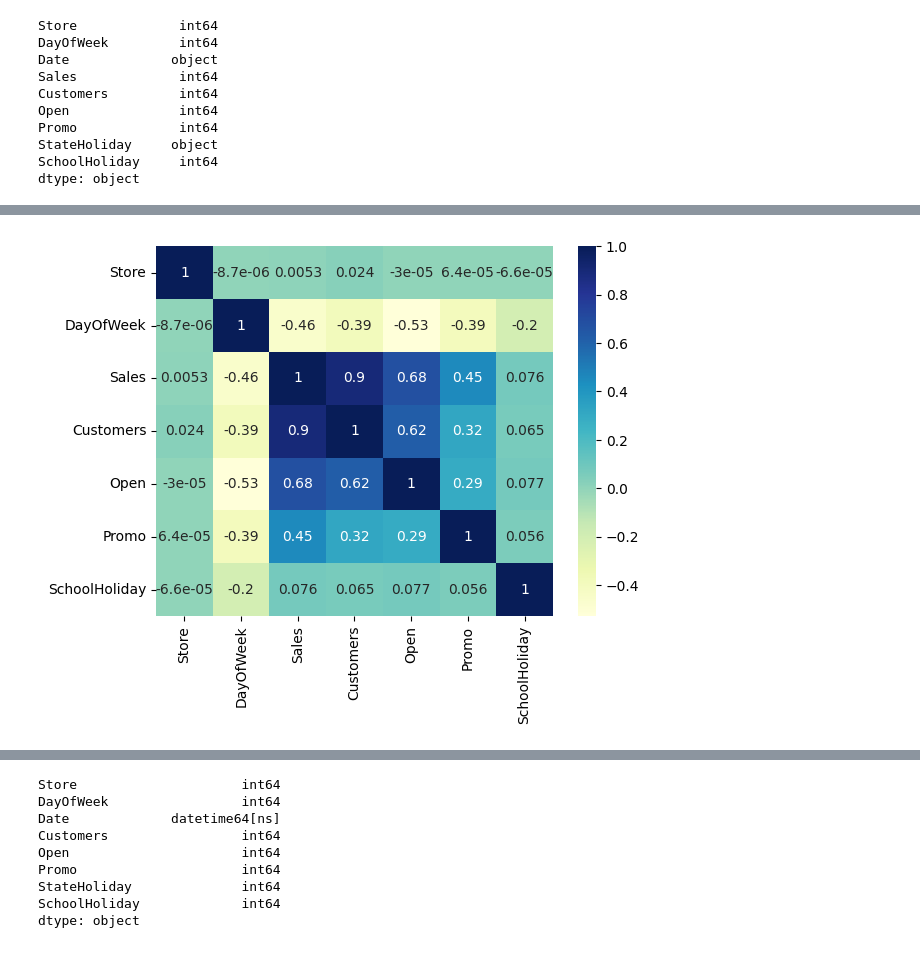
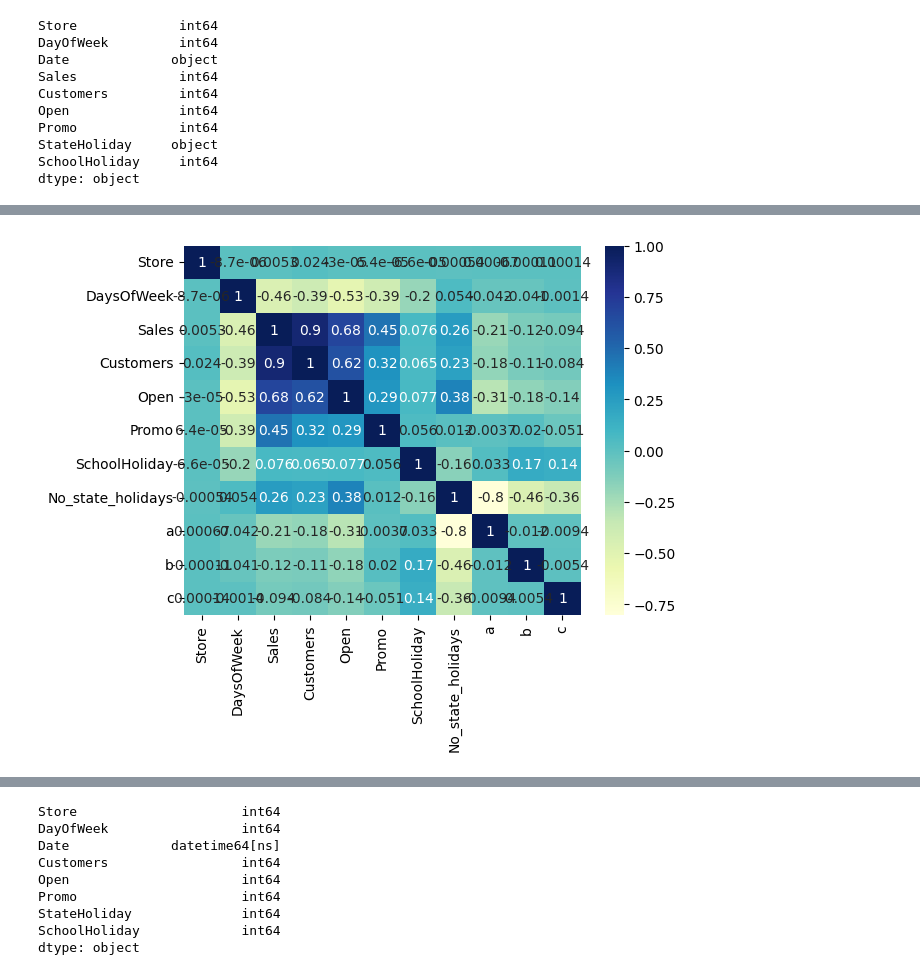
Before and after one commit to UmapriyaSR/Sales-prediction-on-Retail-DataSet, a Jupyter notebook: Capstone.ipynb, the cells around one changed output, grey strips where cells are left out. Saved outputs shown, nothing was run; the diff lists cells and outputs as text; code cells hidden in the pictures.

```diff
--- a/Capstone.ipynb
+++ b/Capstone.ipynb
@@ -138,7 +138,7 @@ ohe_data_df
 # enc_data_df
 # %%
 #drop the sales column and Stateholidays column
-train_data_1=train_data.drop(columns=['Sales','StateHoliday'])
+train_data_1=train_data.drop(columns='StateHoliday')
 # %%
 train_data.dtypes
 # %% [output]
@@ -173,0 +165,3 @@ train_data_upd.tail()
+# %%
+train_data_upd.columns = ['Store','DaysOfWeek','Date','Sales','Customers','Open','Promo','SchoolHoliday','No_state_holidays','a','b','c']
+train_data_upd.tail()
@@ -174,7 +175,7 @@ train_data_upd.tail()
 # %%
 #EDA using heatmap by correlation values
-data_corr=train_data.corr()
+data_corr=train_data_upd.corr()
 sns.heatmap(data_corr,cmap='YlGnBu',annot=True)
 plt.show()
 # %% [output]
-[figure, old version]
+[figure, new version]
```
Also changed, not shown: parts of 65 cells of this notebook, 1 other file.
